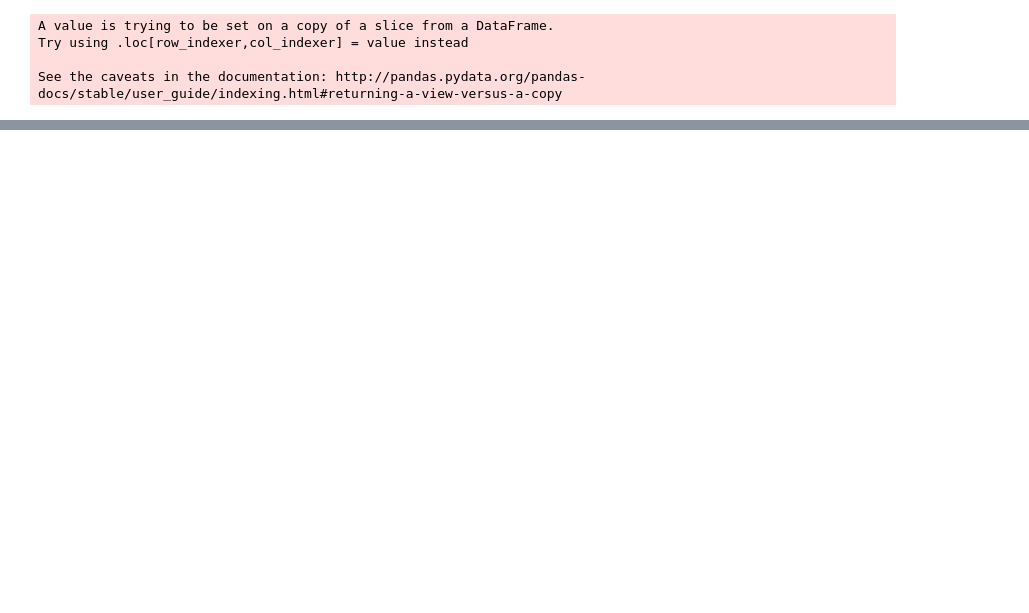
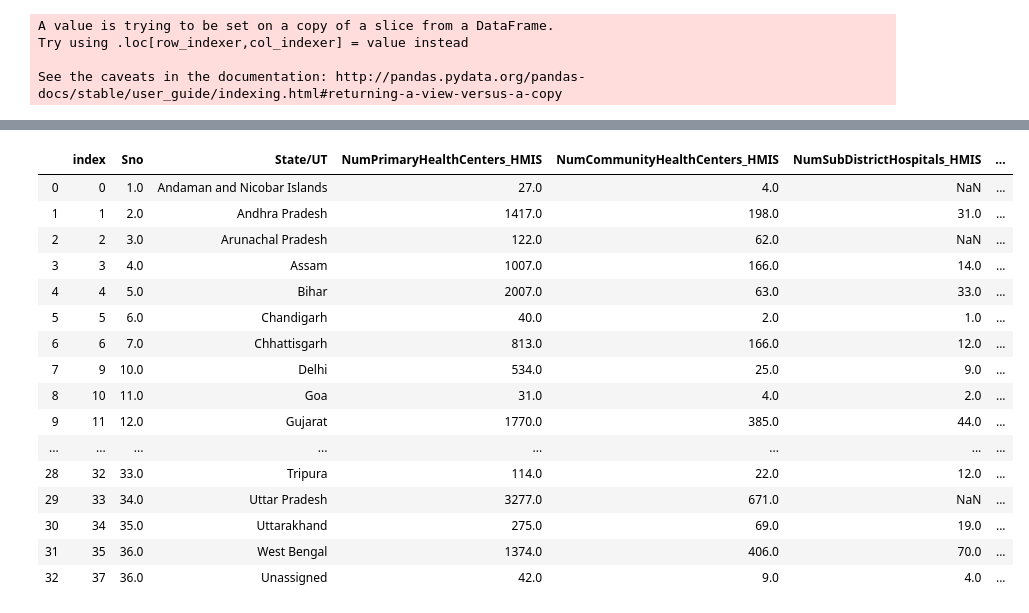
Before and after one commit to illuminati-80/prediction_project, a Jupyter notebook: covid-branch.ipynb, the cells around one changed output, grey strips where cells are left out. Saved outputs shown, nothing was run; the diff lists cells and outputs as text; code cells hidden in the pictures; blank space fills up the shorter version.

```diff
--- a/covid-branch.ipynb
+++ b/covid-branch.ipynb
@@ -783,0 +775,5 @@ hospital_beds_india_work.tail()
+# %%
+
+#rows = data.loc[["Avery Bradley", "R.J. Hunter"]]
+newrow=hospital_beds_india_work.loc[{7,8,18,29}];
+newrow.head()
@@ -783,0 +786,8 @@ hospital_beds_india_work.tail()
+# %%
+sums = newrow.select_dtypes(pd.np.number).sum().rename(37)
+sums['Sno']=36
+sums['State/UT']='Unassigned'
+
+sums
+# append sums to the data frame
+newrow.append(sums)
@@ -783,0 +801,2 @@ hospital_beds_india_work.tail()
+# %%
+final_hospital_bed=hospital_beds_india_work.append(sums)
@@ -783,0 +823,2 @@ hospital_beds_india_work.tail()
+# %%
+final_hospital_bed=final_hospital_bed.drop([7,8,18,29])
@@ -783,0 +845,20 @@ hospital_beds_india_work.tail()
+# %%
+final_hospital_bed.reset_index()
+# %% [output]
+|  | index | Sno | State/UT | NumPrimaryHealthCenters_HMIS | NumCommunityHealthCenters_HMIS | NumSubDistrictHospitals_HMIS | ... |
+| 0 | 0 | 1.0 | Andaman and Nicobar Islands | 27.0 | 4.0 | NaN | ... |
+| 1 | 1 | 2.0 | Andhra Pradesh | 1417.0 | 198.0 | 31.0 | ... |
+| 2 | 2 | 3.0 | Arunachal Pradesh | 122.0 | 62.0 | NaN | ... |
+| 3 | 3 | 4.0 | Assam | 1007.0 | 166.0 | 14.0 | ... |
+| 4 | 4 | 5.0 | Bihar | 2007.0 | 63.0 | 33.0 | ... |
+| 5 | 5 | 6.0 | Chandigarh | 40.0 | 2.0 | 1.0 | ... |
+| 6 | 6 | 7.0 | Chhattisgarh | 813.0 | 166.0 | 12.0 | ... |
+| 7 | 9 | 10.0 | Delhi | 534.0 | 25.0 | 9.0 | ... |
+| 8 | 10 | 11.0 | Goa | 31.0 | 4.0 | 2.0 | ... |
+| 9 | 11 | 12.0 | Gujarat | 1770.0 | 385.0 | 44.0 | ... |
+| ... | ... | ... | ... | ... | ... | ... | ... |
+| 28 | 32 | 33.0 | Tripura | 114.0 | 22.0 | 12.0 | ... |
+| 29 | 33 | 34.0 | Uttar Pradesh | 3277.0 | 671.0 | NaN | ... |
+| 30 | 34 | 35.0 | Uttarakhand | 275.0 | 69.0 | 19.0 | ... |
+| 31 | 35 | 36.0 | West Bengal | 1374.0 | 406.0 | 70.0 | ... |
+| 32 | 37 | 36.0 | Unassigned | 42.0 | 9.0 | 4.0 | ... |
```
Also changed, not shown: parts of 45 cells of this notebook.
